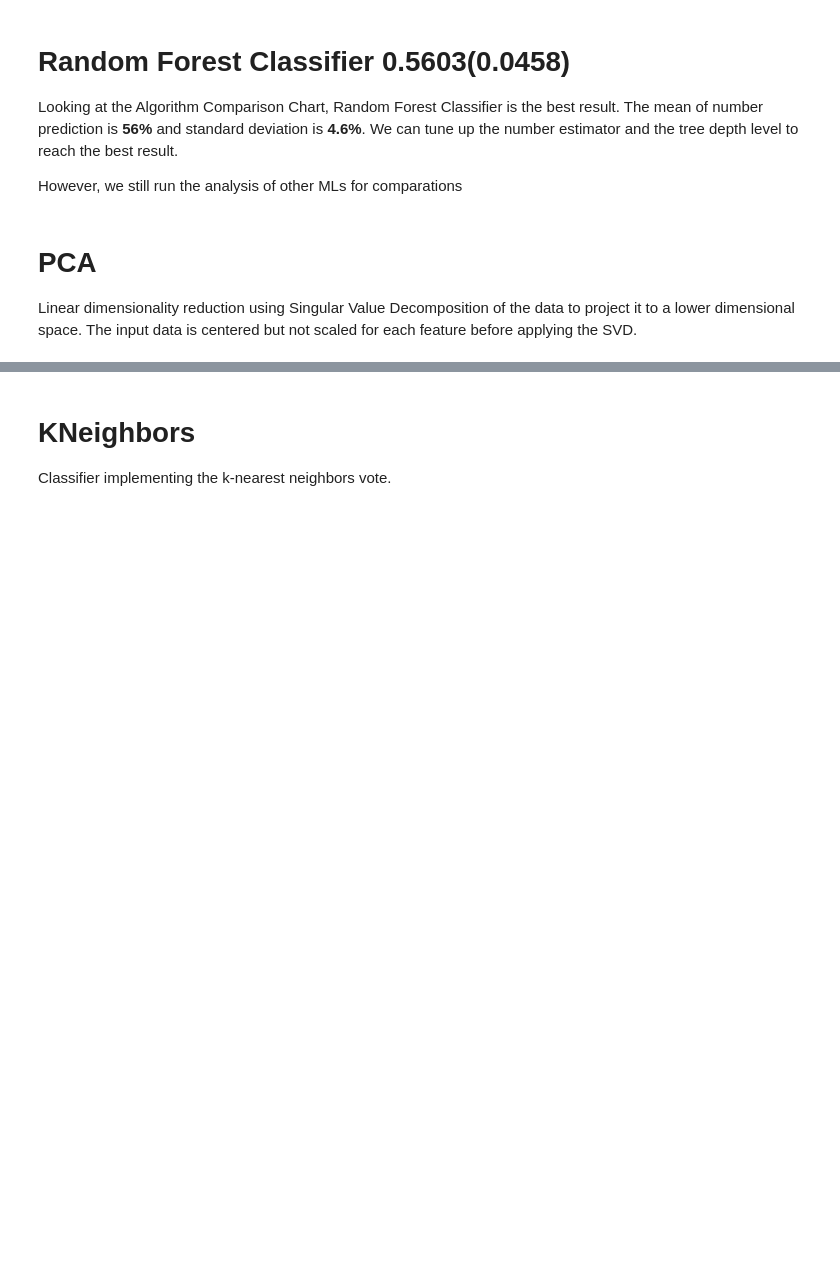
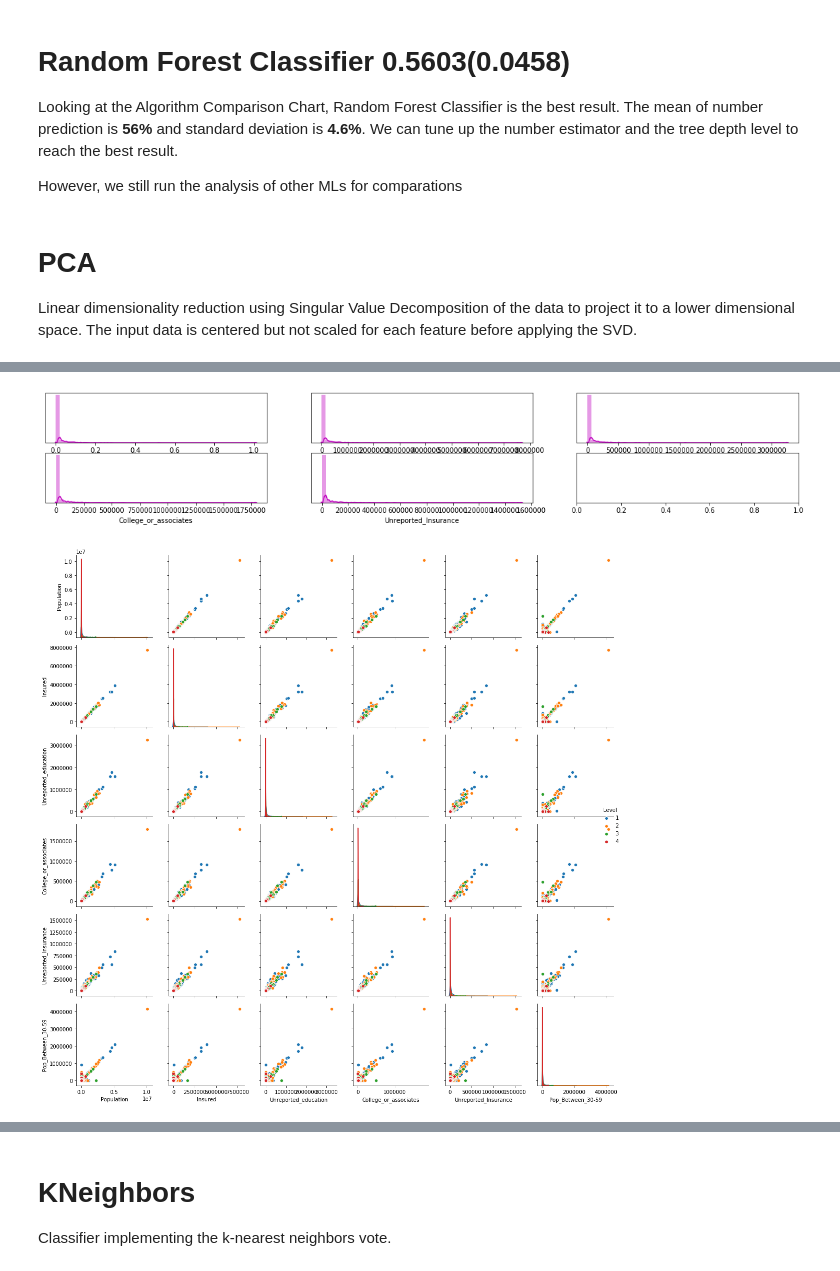
Before and after one commit to Khanguye/HeartDiseaseByCounty_ML, a Jupyter notebook: HeartDisease_ML_Week2.ipynb, the cells around one changed output, grey strips where cells are left out. Cells and saved outputs as stored; diff of their text form; code cells hidden in the pictures; blank space fills up the shorter version.

```diff
--- a/HeartDisease_ML_Week2.ipynb
+++ b/HeartDisease_ML_Week2.ipynb
@@ -319,0 +431,45 @@ plt.show()
+# %%
+def createDensityAndScatterVisualization(rows, columns, important_features, column_names, top_N_Features):
+    top_n_column_names = list()
+
+    figsize_height = 10 * rows
+    figsize_width = columns
+    f, ax = plt.subplots(rows, columns, figsize=(figsize_height, figsize_width))
+
+
+    #important_features = pca.components_[0]
+    top_N_Features_pca = sorted(zip(important_features, column_names), reverse=True)[:top_N_Features]
+
+    for variance,feature in top_N_Features_pca:
+        top_n_column_names.append(feature)
+
+    counter = 0
+    for i in range(rows):
+        for j in range(columns):
+            if (counter < len(top_n_column_names) - 1):
+                sns.distplot(df_renamed[top_n_column_names[counter]], color="m", ax=ax[i, j])
+                counter += 1
+
+    top_n_column_names.append('Level')
+
+    df_slice = df_renamed[top_n_column_names]
+    #df_slice.head()
+    sns.pairplot(df_slice, hue="Level")
+
+    plt.setp(ax, yticks=[])
+    plt.tight_layout()
+# %%
+#visualization using distribution plot for top N features from first 2 component
+
+# for charting purpose reducing the number of top_n_features we plot
+top_N_Features = 6
+
+column_count = 3
+row_count = math.ceil(top_N_Features / columns )
+
+column_names = [column_names_mapped[column] if column in column_names_mapped.keys() else column for column in X.columns]
+#print(column_names)
+createDensityAndScatterVisualization(row_count, column_count, pca.components_[0], column_names, top_N_Features)
+# %% [output]
+[figure, added]
+[figure, added]
```
Also changed, not shown: parts of 62 cells of this notebook, 8 other files.
